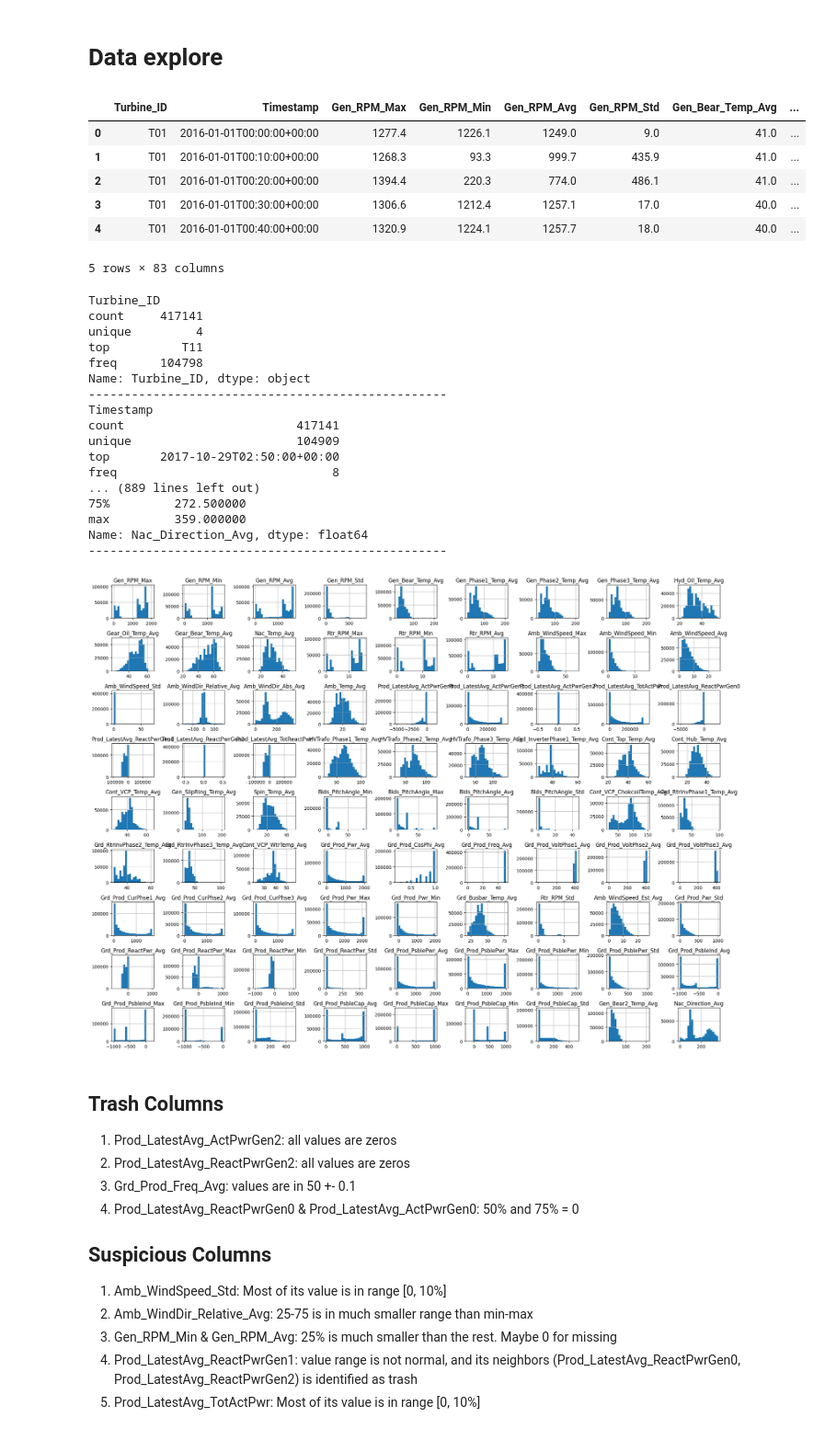
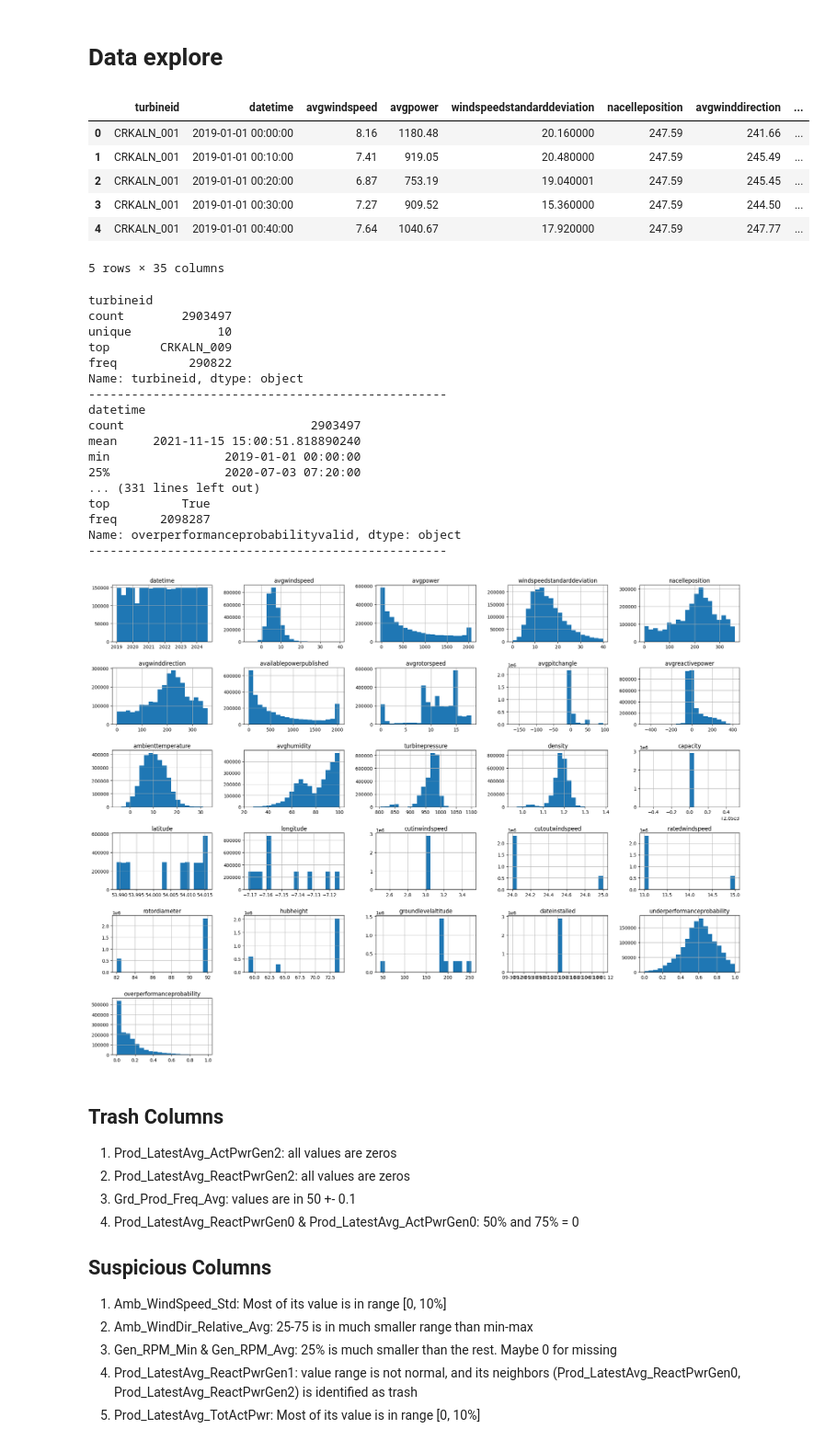
Before and after one commit to BuiHoangTu/ul.bds.NormalBehaviorMonitor, a Jupyter notebook: main.ipynb, the cells around one changed output. Shown: that part at 92% size. Drawn from its saved outputs; the diff is of its cells as text; code cells hidden in the pictures.

```diff
--- a/main.ipynb
+++ b/main.ipynb
@@ -1,41 +1,41 @@
 # %% [markdown]
 # Data explore
-# %%
-import pandas as pd
-
-
-dataDf = pd.read_csv("./Wind-Turbine-SCADA-signals.csv")
-dataDf.head()
-# %% [output]
-|  | Turbine_ID | Timestamp | Gen_RPM_Max | Gen_RPM_Min | Gen_RPM_Avg | Gen_RPM_Std | Gen_Bear_Temp_Avg | ... |
-| 0 | T01 | 2016-01-01T00:00:00+00:00 | 1277.4 | 1226.1 | 1249.0 | 9.0 | 41.0 | ... |
-| 1 | T01 | 2016-01-01T00:10:00+00:00 | 1268.3 | 93.3 | 999.7 | 435.9 | 41.0 | ... |
-| 2 | T01 | 2016-01-01T00:20:00+00:00 | 1394.4 | 220.3 | 774.0 | 486.1 | 41.0 | ... |
-| 3 | T01 | 2016-01-01T00:30:00+00:00 | 1306.6 | 1212.4 | 1257.1 | 17.0 | 40.0 | ... |
-| 4 | T01 | 2016-01-01T00:40:00+00:00 | 1320.9 | 1224.1 | 1257.7 | 18.0 | 40.0 | ... |
-5 rows × 83 columns
+# %%
+import pandas as pd
+from data import parquet
+
+dfData = parquet.read("./data/Carrickallen.parquet")
+dfData.head()
+# %% [output]
+|  | turbineid | datetime | avgwindspeed | avgpower | windspeedstandarddeviation | nacelleposition | avgwinddirection | ... |
+| 0 | CRKALN_001 | 2019-01-01 00:00:00 | 8.16 | 1180.48 | 20.160000 | 247.59 | 241.66 | ... |
+| 1 | CRKALN_001 | 2019-01-01 00:10:00 | 7.41 | 919.05 | 20.480000 | 247.59 | 245.49 | ... |
+| 2 | CRKALN_001 | 2019-01-01 00:20:00 | 6.87 | 753.19 | 19.040001 | 247.59 | 245.45 | ... |
+| 3 | CRKALN_001 | 2019-01-01 00:30:00 | 7.27 | 909.52 | 15.360000 | 247.59 | 244.50 | ... |
+| 4 | CRKALN_001 | 2019-01-01 00:40:00 | 7.64 | 1040.67 | 17.920000 | 247.59 | 247.77 | ... |
+5 rows × 35 columns
 # %%
-for col in dataDf.columns:
+for col in dfData.columns:
     print(col)
-    print(dataDf[col].describe())
+    print(dfData[col].describe())
     print("-"*50)
 # %% [output]
-Turbine_ID
-count     417141
-unique         4
-top          T11
-freq      104798
-Name: Turbine_ID, dtype: object
+turbineid
+count        2903497
+unique            10
+top       CRKALN_009
+freq          290822
+Name: turbineid, dtype: object
 --------------------------------------------------
-Timestamp
-count                        417141
-unique                       104909
-top       2017-10-29T02:50:00+00:00
-freq                              8
-... (889 lines left out)
-75%         272.500000
-max         359.000000
-Name: Nac_Direction_Avg, dtype: float64
+datetime
+count                          2903497
+mean     2021-11-15 15:00:51.818890240
+min                2019-01-01 00:00:00
+25%                2020-07-03 07:20:00
+... (331 lines left out)
+top          True
+freq      2098287
+Name: overperformanceprobabilityvalid, dtype: object
 --------------------------------------------------
 # %%
 # plot hist for each column
@@ -48,9 +48,9 @@ def plotHist(dataDf):
     plt.tight_layout()
     plt.show()
 
-plotHist(dataDf)
+plotHist(dfData)
 # %% [output]
-[figure, old version]
+[figure, new version]
 # %% [markdown]
 ## Trash Columns
 
```
Also changed, not shown: parts of 9 cells of this notebook.
